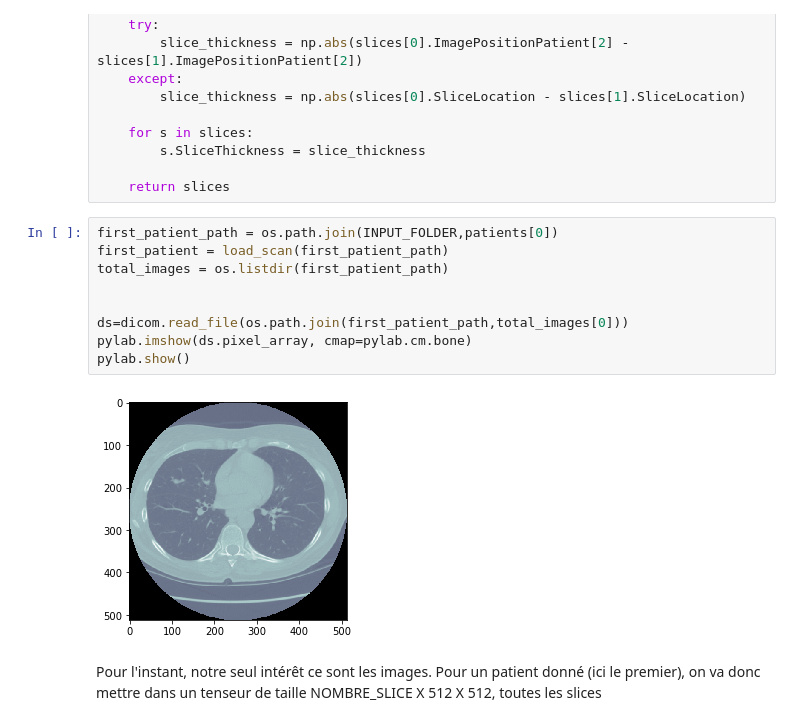
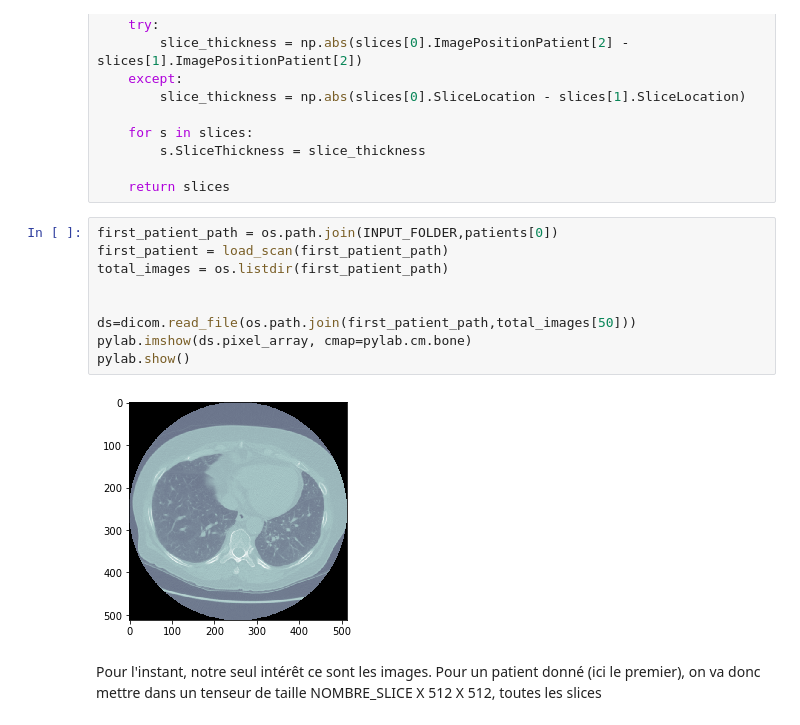
Before and after one commit to lucsoret/CEI, a Jupyter notebook: Python/Notebook/pre_processing_Luc.ipynb, the cells around one changed output. Saved outputs shown, nothing was run; the diff lists cells and outputs as text.

```diff
--- a/Python/Notebook/pre_processing_Luc.ipynb
+++ b/Python/Notebook/pre_processing_Luc.ipynb
@@ -31,14 +31,14 @@ def load_scan(path):
 # %%
 first_patient_path = os.path.join(INPUT_FOLDER,patients[0])
 first_patient = load_scan(first_patient_path)
 total_images = os.listdir(first_patient_path)
 
 
-ds=dicom.read_file(os.path.join(first_patient_path,total_images[0]))
+ds=dicom.read_file(os.path.join(first_patient_path,total_images[50]))
 pylab.imshow(ds.pixel_array, cmap=pylab.cm.bone)
 pylab.show()
 # %% [output]
-[figure, old version]
+[figure, new version]
 # %% [markdown]
 Pour l'instant, notre seul intérêt ce sont les images. Pour un patient donné (ici le premier), on va donc mettre dans un tenseur de taille NOMBRE_SLICE X 512 X 512, toutes les slices
 # %%
```
Also changed, not shown: parts of 35 cells of this notebook, 3 other files.
